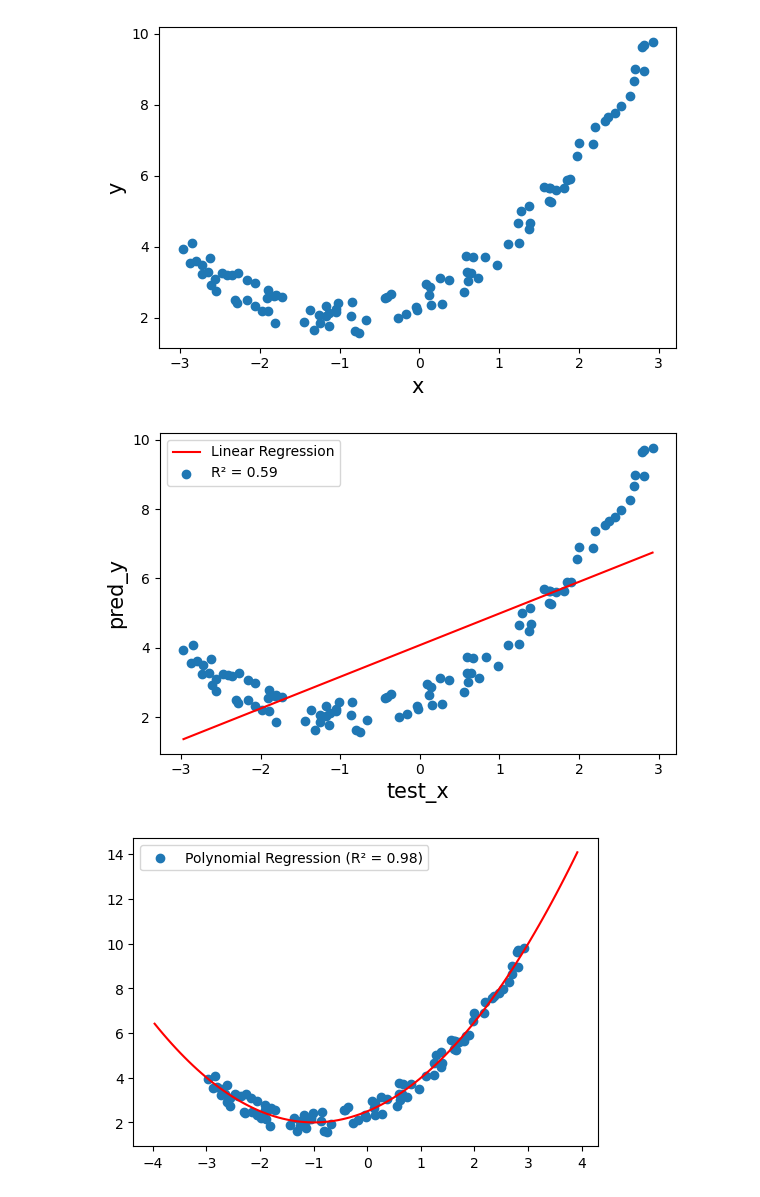
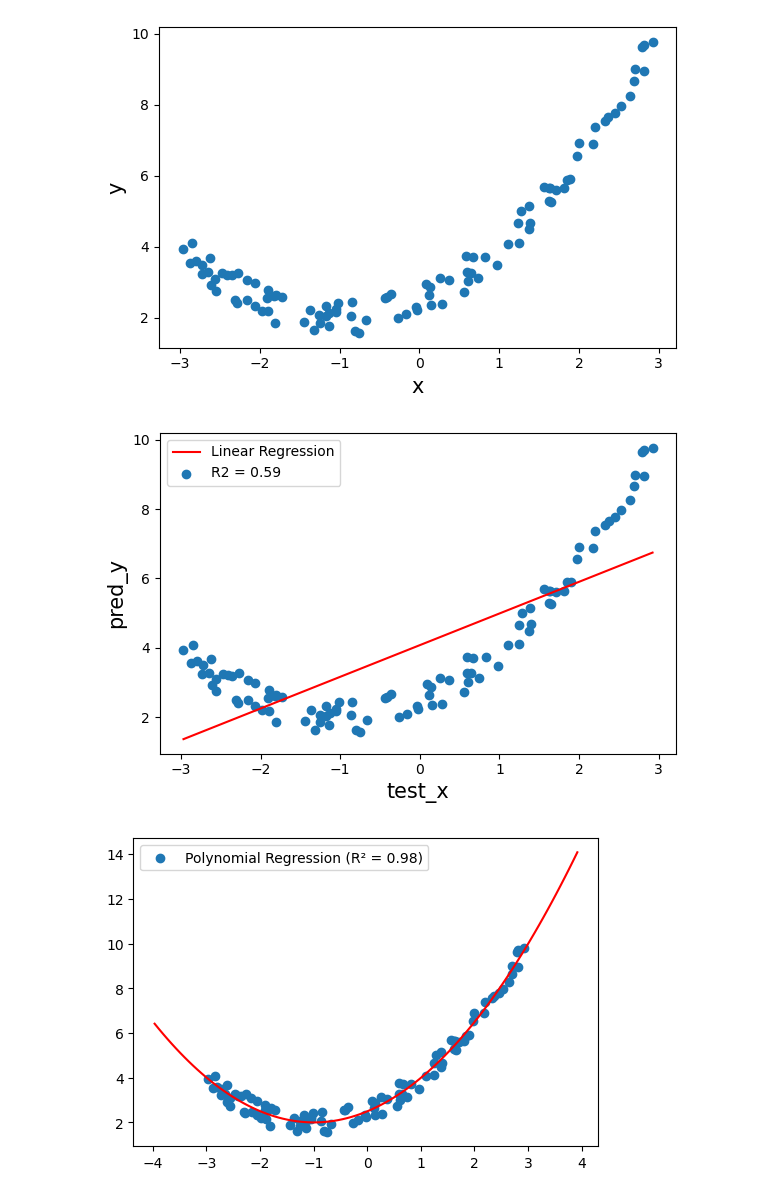
Before and after one commit to eunjin661/study_recode, a Jupyter notebook: Machine Learning/04_polynomia/polynomial01.ipynb, the cells around one changed output. Saved outputs shown, nothing was run; the diff lists cells and outputs as text; code cells hidden in the pictures.

```diff
--- a/Machine Learning/polynomial01.ipynb
+++ b/Machine Learning/04_polynomia/polynomial01.ipynb
@@ -31,17 +32,17 @@ pred_y = model.predict(test_x)
 # %%
 # 시각화
 
 fig, ax = plt.subplots(figsize=(6,4))
 
 ax.plot(test_x, pred_y, color='red')
 ax.scatter(x,y)
 ax.set_xlabel('test_x',fontsize=15)
 ax.set_ylabel('pred_y',fontsize=15)
-plt.legend(['Linear Regression', f'R² = {model.score(x,y):.2f}'])
+plt.legend(['Linear Regression', f'R2 = {model.score(x,y):.2f}'])
 plt.tight_layout()
 plt.show()
 # %% [output]
-[figure, old version]
+[figure, new version]
 # %%
 # 다항 회귀 모델 적용 / 시각화
 
```
Also changed, not shown: parts of 4 cells of this notebook.
